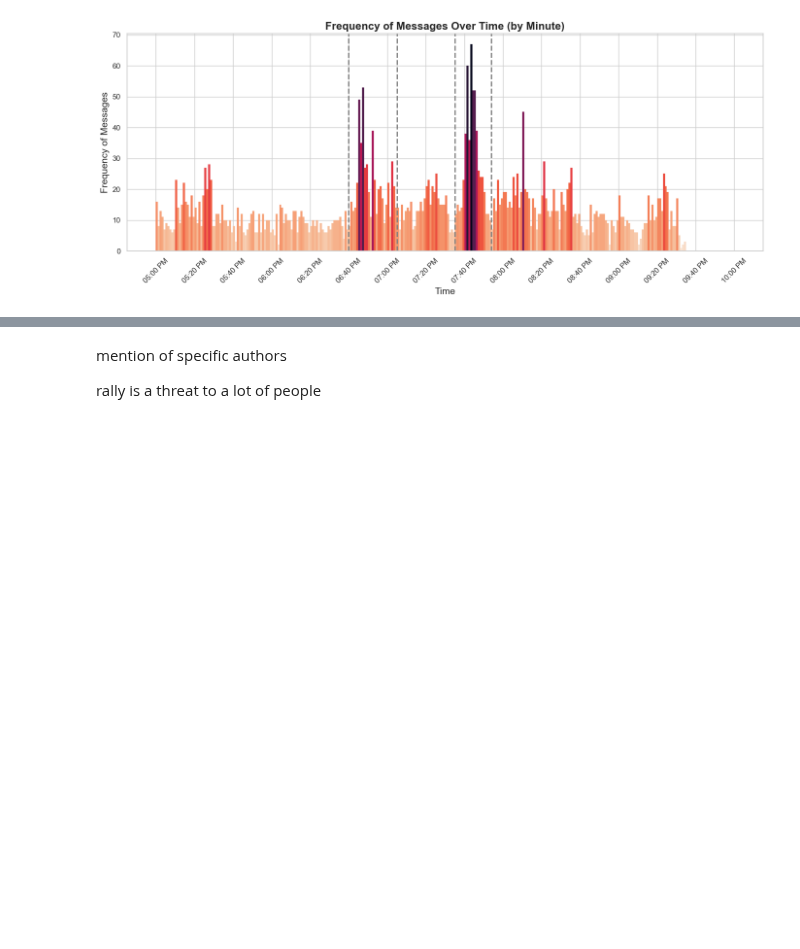
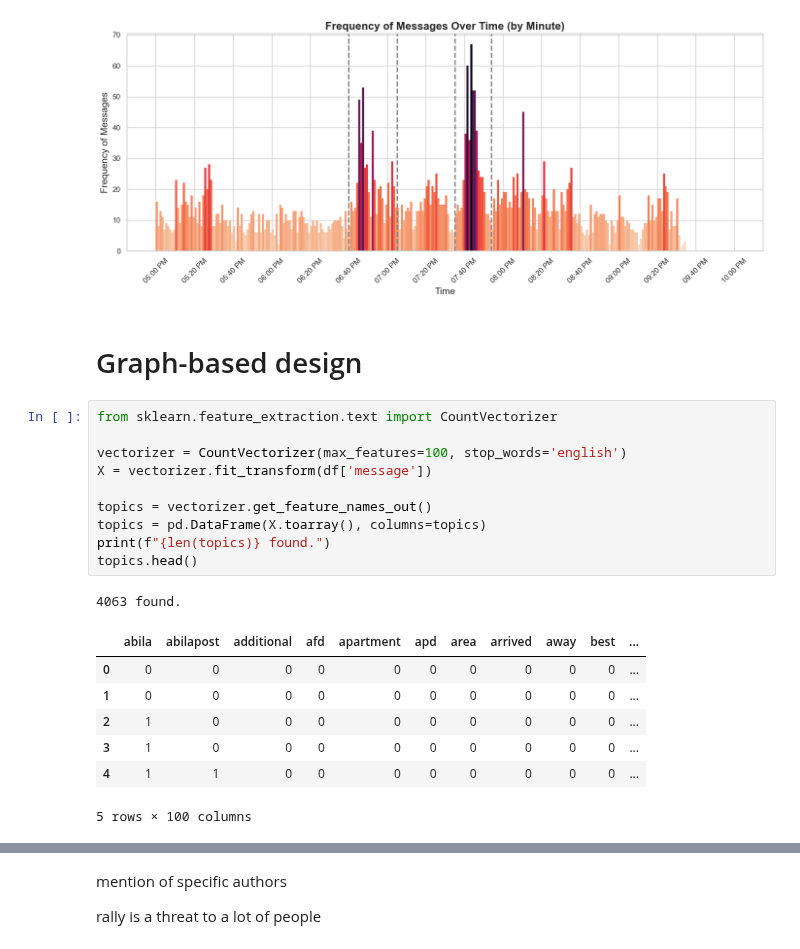
Before and after one commit to sydneybulatao/CS178-Final, a Jupyter notebook: Q2/RiskAssessment.ipynb, the cells around one changed output, grey strips where cells are left out. Drawn from its saved outputs; the diff is of its cells as text; blank space fills up the shorter version.

```diff
--- a/Q2/RiskAssessment.ipynb
+++ b/Q2/RiskAssessment.ipynb
@@ -79,3 +100,24 @@ plt.tight_layout()
 plt.show()
 # %% [output]
 [figure]
+# %% [markdown]
+# Graph-based design
+# %%
+from sklearn.feature_extraction.text import CountVectorizer
+
+vectorizer = CountVectorizer(max_features=100, stop_words='english')
+X = vectorizer.fit_transform(df['message'])
+
+topics = vectorizer.get_feature_names_out()
+topics = pd.DataFrame(X.toarray(), columns=topics)
+print(f"{len(topics)} found.")
+topics.head()
+# %% [output]
+4063 found.
+|  | abila | abilapost | additional | afd | apartment | apd | area | arrived | away | best | ... |
+| 0 | 0 | 0 | 0 | 0 | 0 | 0 | 0 | 0 | 0 | 0 | ... |
+| 1 | 0 | 0 | 0 | 0 | 0 | 0 | 0 | 0 | 0 | 0 | ... |
+| 2 | 1 | 0 | 0 | 0 | 0 | 0 | 0 | 0 | 0 | 0 | ... |
+| 3 | 1 | 0 | 0 | 0 | 0 | 0 | 0 | 0 | 0 | 0 | ... |
+| 4 | 1 | 1 | 0 | 0 | 0 | 0 | 0 | 0 | 0 | 0 | ... |
+5 rows × 100 columns
```
Also changed, not shown: parts of 2 cells of this notebook, 2 other files.
